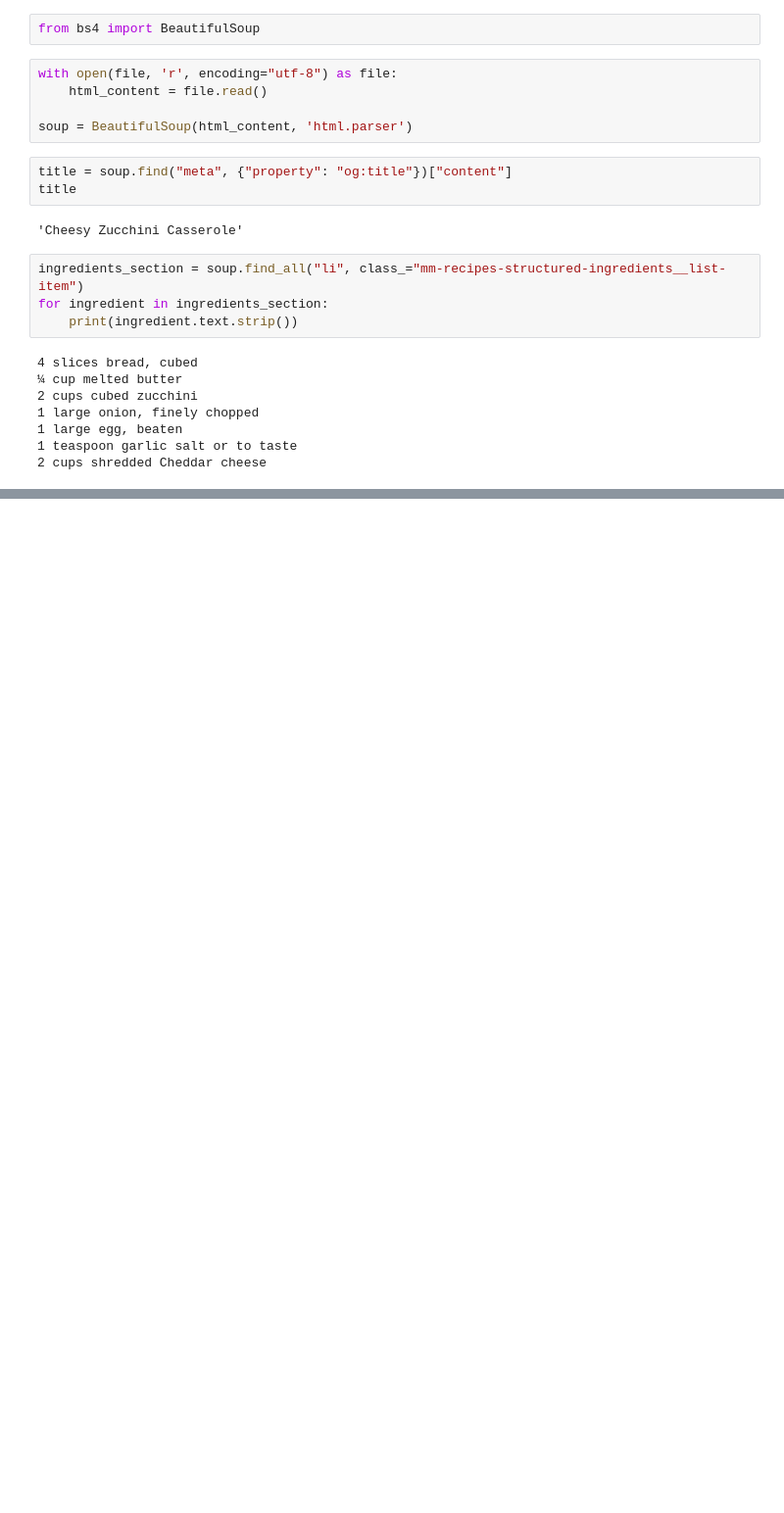
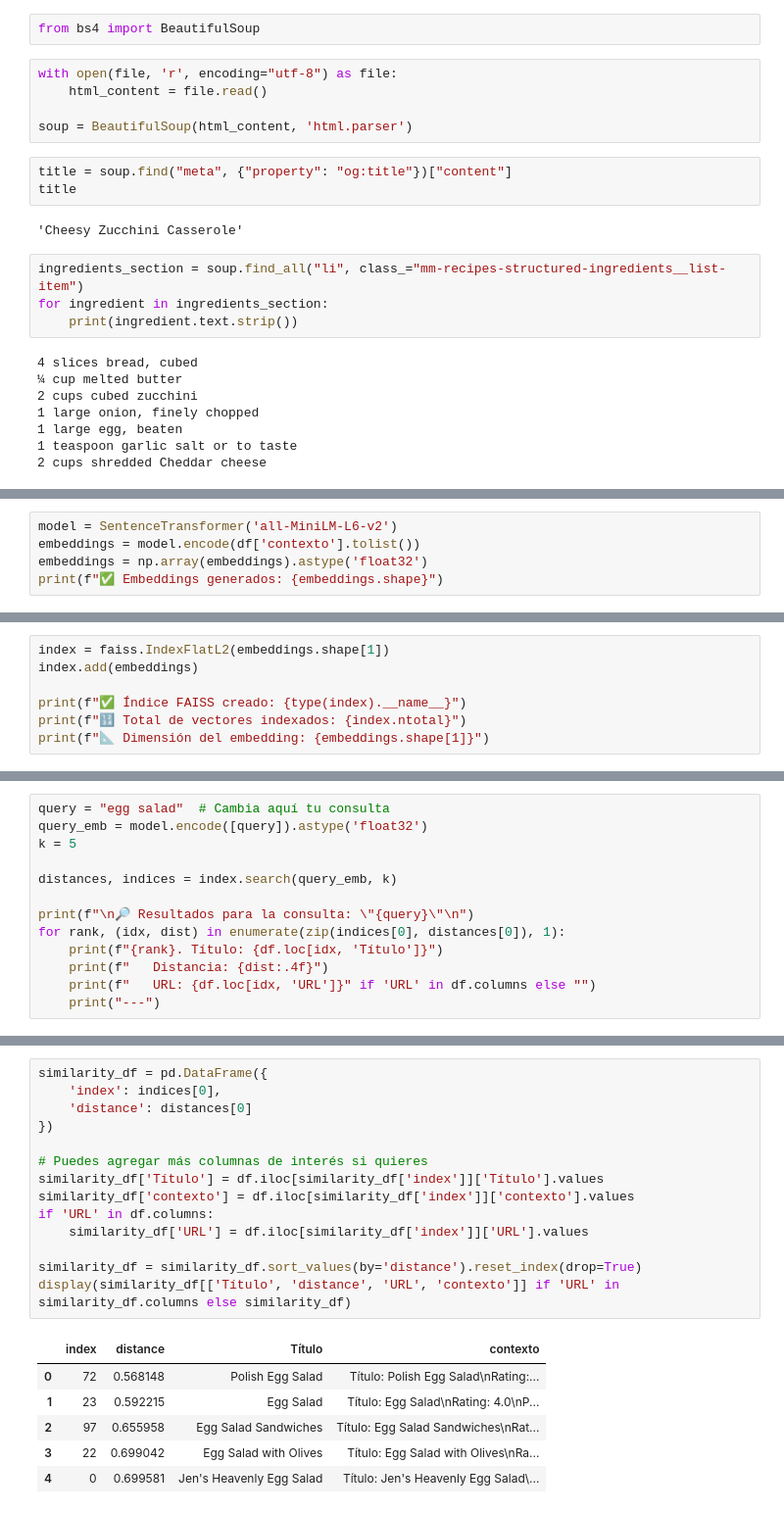
Before and after one commit to SebasRo17/Recuperacion, a Jupyter notebook: ir25a-main/ir25a-main/notebooks/11recetas.ipynb, the cells around one changed output, grey strips where cells are left out. Shown at 98% size. Cells and saved outputs as stored; diff of their text form; blank space fills up the shorter version.

```diff
--- a/ir25a-main/ir25a-main/notebooks/11recetas.ipynb
+++ b/ir25a-main/ir25a-main/notebooks/11recetas.ipynb
@@ -291,0 +375,5 @@ Recetas procesadas exitosamente: 1
+# %%
+model = SentenceTransformer('all-MiniLM-L6-v2')
+embeddings = model.encode(df['contexto'].tolist())
+embeddings = np.array(embeddings).astype('float32')
+print(f"✅ Embeddings generados: {embeddings.shape}")
@@ -291,0 +382,7 @@ Recetas procesadas exitosamente: 1
+# %%
+index = faiss.IndexFlatL2(embeddings.shape[1])
+index.add(embeddings)
+
+print(f"✅ Índice FAISS creado: {type(index).__name__}")
+print(f"🔢 Total de vectores indexados: {index.ntotal}")
+print(f"📐 Dimensión del embedding: {embeddings.shape[1]}")
@@ -291,0 +393,13 @@ Recetas procesadas exitosamente: 1
+# %%
+query = "egg salad"  # Cambia aquí tu consulta
+query_emb = model.encode([query]).astype('float32')
+k = 5
+
+distances, indices = index.search(query_emb, k)
+
+print(f"\n🔎 Resultados para la consulta: \"{query}\"\n")
+for rank, (idx, dist) in enumerate(zip(indices[0], distances[0]), 1):
+    print(f"{rank}. Título: {df.loc[idx, 'Título']}")
+    print(f"   Distancia: {dist:.4f}")
+    print(f"   URL: {df.loc[idx, 'URL']}" if 'URL' in df.columns else "")
+    print("---")
@@ -291,0 +424,21 @@ Recetas procesadas exitosamente: 1
+# %%
+similarity_df = pd.DataFrame({
+    'index': indices[0],
+    'distance': distances[0]
+})
+
+# Puedes agregar más columnas de interés si quieres
+similarity_df['Título'] = df.iloc[similarity_df['index']]['Título'].values
+similarity_df['contexto'] = df.iloc[similarity_df['index']]['contexto'].values
+if 'URL' in df.columns:
+    similarity_df['URL'] = df.iloc[similarity_df['index']]['URL'].values
+
+similarity_df = similarity_df.sort_values(by='distance').reset_index(drop=True)
+display(similarity_df[['Título', 'distance', 'URL', 'contexto']] if 'URL' in similarity_df.columns else similarity_df)
+# %% [output]
+|  | index | distance | Título | contexto |
+| 0 | 72 | 0.568148 | Polish Egg Salad | Título: Polish Egg Salad\nRating:... |
+| 1 | 23 | 0.592215 | Egg Salad | Título: Egg Salad\nRating: 4.0\nP... |
+| 2 | 97 | 0.655958 | Egg Salad Sandwiches | Título: Egg Salad Sandwiches\nRat... |
+| 3 | 22 | 0.699042 | Egg Salad with Olives | Título: Egg Salad with Olives\nRa... |
+| 4 | 0 | 0.699581 | Jen's Heavenly Egg Salad | Título: Jen's Heavenly Egg Salad\... |
```
Also changed, not shown: parts of 28 cells of this notebook, 3 other files.
